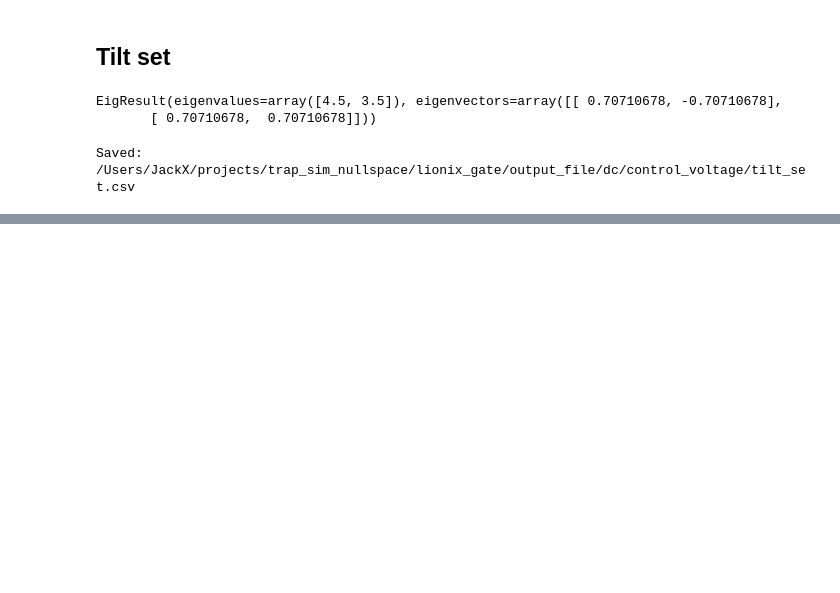
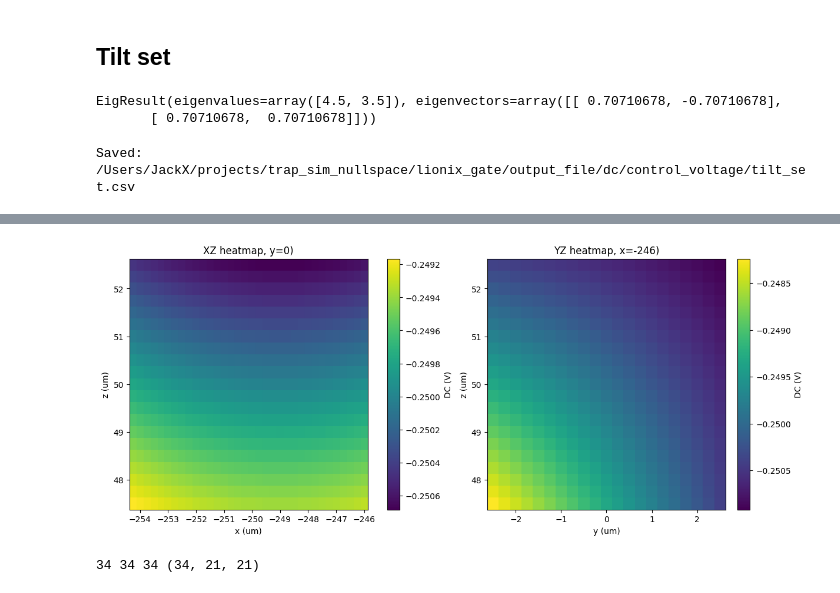
Before and after one commit to PQEGroup/trap_sim_nullspace, a Jupyter notebook: lionix_gate/output_file/dc/control_voltage.ipynb, the cells around one changed output, grey strips where cells are left out. Saved outputs shown, nothing was run; the diff lists cells and outputs as text; code cells hidden in the pictures; blank space fills up the shorter version.

```diff
--- a/lionix_gate/output_file/dc/control_voltage.ipynb
+++ b/lionix_gate/output_file/dc/control_voltage.ipynb
@@ -222,14 +279,8 @@ target_hessian = np.array([[0, 0, 0], [0, 0, 0], [0, 0, 0]])
 
 A, b = fit_prep(dc_fields, excitation_electrodes, target_phi = target_phi, target_grad = target_grad, target_hessian = target_hessian)
 
-x = cp.Variable(len(excitation_electrodes))
-
-objective = cp.Minimize(cp.sum_squares(A @ x - b)+ c_Vk * cp.sum_squares(x))
-constraints = [cp.abs(x) <= V_max]
-prob = cp.Problem(objective, constraints)
-prob.solve(solver=cp.OSQP)
-
-V_zcomp = x.value
+x = jnp.linalg.lstsq(A, b, rcond=None)[0]
+V_zcomp = x
 
 out_csv = Path("control_voltage/zcomp_set.csv")  # saved in current working directory
 with out_csv.open("w", newline="") as f:
@@ -260,14 +311,8 @@ target_hessian = np.array([[0, 0, 0], [0, 0, mass*2*delta_omega*omega_r/(charge)
 
 A, b = fit_prep(dc_fields, excitation_electrodes, target_phi = target_phi, target_grad = target_grad, target_hessian = target_hessian)
 
-x = cp.Variable(len(excitation_electrodes))
-
-objective = cp.Minimize(cp.sum_squares(A @ x - b)+ c_Vk * cp.sum_squares(x))
-constraints = [cp.abs(x) <= V_max]
-prob = cp.Problem(objective, constraints)
-prob.solve(solver=cp.OSQP)
-
-V_tilt = x.value
+x = jnp.linalg.lstsq(A, b, rcond=None)[0]
+V_tilt = x
 
 out_csv = Path("control_voltage/tilt_set.csv")  # saved in current working directory
 with out_csv.open("w", newline="") as f:
@@ -319,0 +402,41 @@ Eigenvectors (principal axes): [[ 1.00000000e+00 -4.35494035e-16  2.48259780e-16
+# %%
+phi = total_potential
+
+# Choose central slices (or closest to 0 if available).
+x_axis = X_p[:, 0, 0]
+y_axis = Y_p[0, :, 0]
+
+x_idx = int(np.argmin(np.abs(x_axis - 0.0))) if np.any(np.isfinite(x_axis)) else X_p.shape[0] // 2
+y_idx = int(np.argmin(np.abs(y_axis - 0.0))) if np.any(np.isfinite(y_axis)) else Y_p.shape[1] // 2
+
+# xz slice at fixed y
+X_xz = X_p[:, y_idx, :]
+Z_xz = Z_p[:, y_idx, :]
+P_xz = phi[:, y_idx, :]
+
+# yz slice at fixed x
+Y_yz = Y_p[x_idx, :, :]
+Z_yz = Z_p[x_idx, :, :]
+P_yz = phi[x_idx, :, :]
+
+fig, axes = plt.subplots(1, 2, figsize=(12, 5), constrained_layout=True)
+
+hm1 = axes[0].pcolormesh(X_xz*1e6, Z_xz*1e6, P_xz, shading="auto", cmap="viridis")
+axes[0].set_title(f"XZ heatmap, y={y_axis[y_idx]*1e6:.4g})")
+axes[0].set_xlabel("x (um)")
+axes[0].set_ylabel("z (um)")
+fig.colorbar(hm1, ax=axes[0], label="DC (V)")
+
+hm2 = axes[1].pcolormesh(Y_yz*1e6, Z_yz*1e6, P_yz, shading="auto", cmap="viridis")
+axes[1].set_title(f"YZ heatmap, x={x_axis[x_idx]*1e6:.4g})")
+axes[1].set_xlabel("y (um)")
+axes[1].set_ylabel("z (um)")
+fig.colorbar(hm2, ax=axes[1], label="DC (V)")
+
+plt.show()
+# %% [output]
+[figure, added]
+# %%
+print(len(X_p), len(Y_p), len(Z_p), phi.shape)
+# %% [output]
+34 34 34 (34, 21, 21)
```
Also changed, not shown: parts of 19 cells of this notebook, 18 other files.
